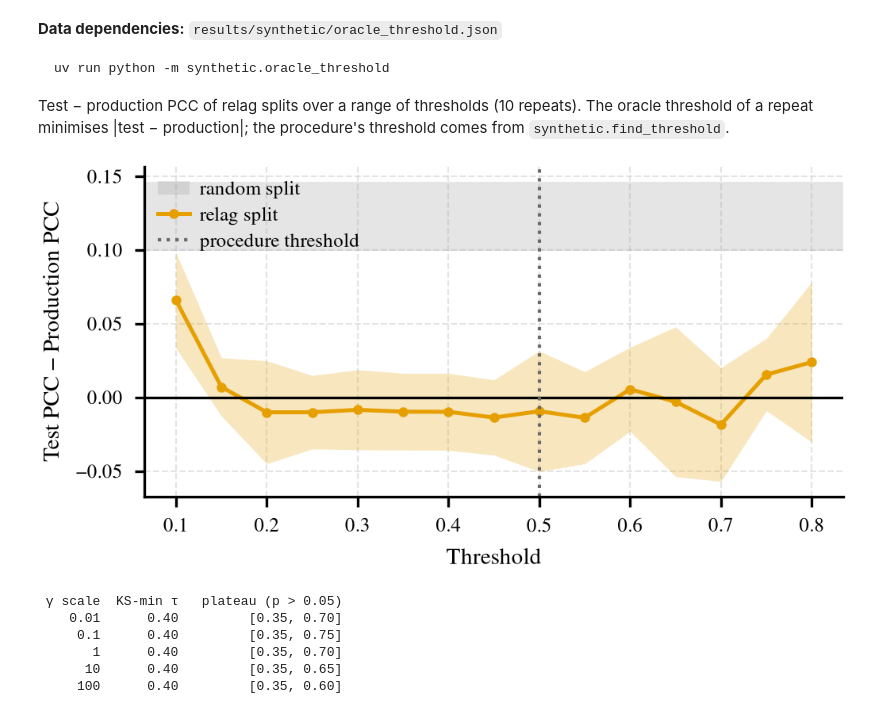
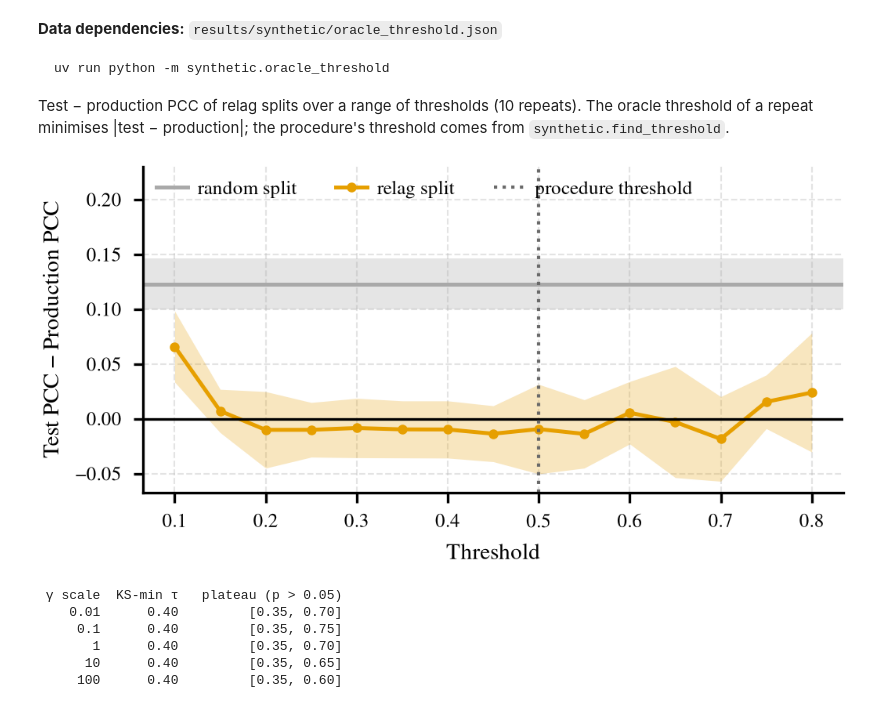
Before and after one commit to anthol42/relag-paper, a Jupyter notebook: notebooks/comparison_figures.ipynb, the cells around one changed output. Drawn from its saved outputs; the diff is of its cells as text; code cells hidden in the pictures.

Commit message:
Fix figures

```diff
--- a/notebooks/comparison_figures.ipynb
+++ b/notebooks/comparison_figures.ipynb
@@ -1407,36 +1407,38 @@ with open(Path("..") / "results" / "synthetic" / "oracle_threshold.json") as f:
 
 def plot_oracle_threshold():
     thresholds = np.array(oracle["settings"]["thresholds"])
     deltas = np.array([[t.get("delta", np.nan) for t in r["relag"]] for r in oracle["records"]])
     random = np.array([r["random"]["delta"] for r in oracle["records"]])
     oracle_tau = thresholds[np.nanargmin(np.abs(deltas), axis=1)]
 
     fig, ax = plt.subplots(figsize=(FIG_W * 1.5, FIG_H))
     ax.axhspan(random.mean() - random.std(ddof=1), random.mean() + random.std(ddof=1),
-               color="darkgray", alpha=0.3, linewidth=0, label="random split")
+               color="darkgray", alpha=0.3, linewidth=0)
+    ax.axhline(random.mean(), lw=1.2, color="darkgray", label="random split")
     mean, std = np.nanmean(deltas, 0), np.nanstd(deltas, 0, ddof=1)
     ax.fill_between(thresholds, mean - std, mean + std, color=METHOD_COLOR["refnd"],
                     alpha=0.25, linewidth=0)
     ax.plot(thresholds, mean, marker="o", ms=3, lw=1.2, color=METHOD_COLOR["refnd"],
             label="relag split")
     ax.axhline(0, lw=0.8, color="black")
     ax.axvline(oracle["settings"]["procedure_tau"], ls=":", lw=1, color="dimgray",
                label="procedure threshold")
     values, counts = np.unique(oracle_tau, return_counts=True)
     # ax.scatter(values, np.full(len(values), ax.get_ylim()[1]), s=12 * counts, marker="v",
     #            color="black", clip_on=False, zorder=4, label="oracle threshold")
     ax.set_xlabel("Threshold", fontsize=7)
     ax.set_ylabel("Test PCC − Production PCC", fontsize=7)
     ax.tick_params(labelsize=6)
-    ax.legend(fontsize=6, loc="upper left")
+    ax.set_ylim(top=0.23)
+    ax.legend(fontsize=6, loc="upper left", ncol=3)
     fig.tight_layout()
     return fig
 
 fig = plot_oracle_threshold()
 plt.show()
 save_fig(fig, "oracle_threshold")
 # %% [output]
-[figure, old version]
+[figure, new version]
 # %%
 # ---- Null-model sensitivity: KS statistic vs threshold for scaled gamma ----------
 # Each line = the threshold sweep with gamma(tau) multiplied by a factor.
```
Also changed, not shown: parts of 1 cell of this notebook, 3 other files.
